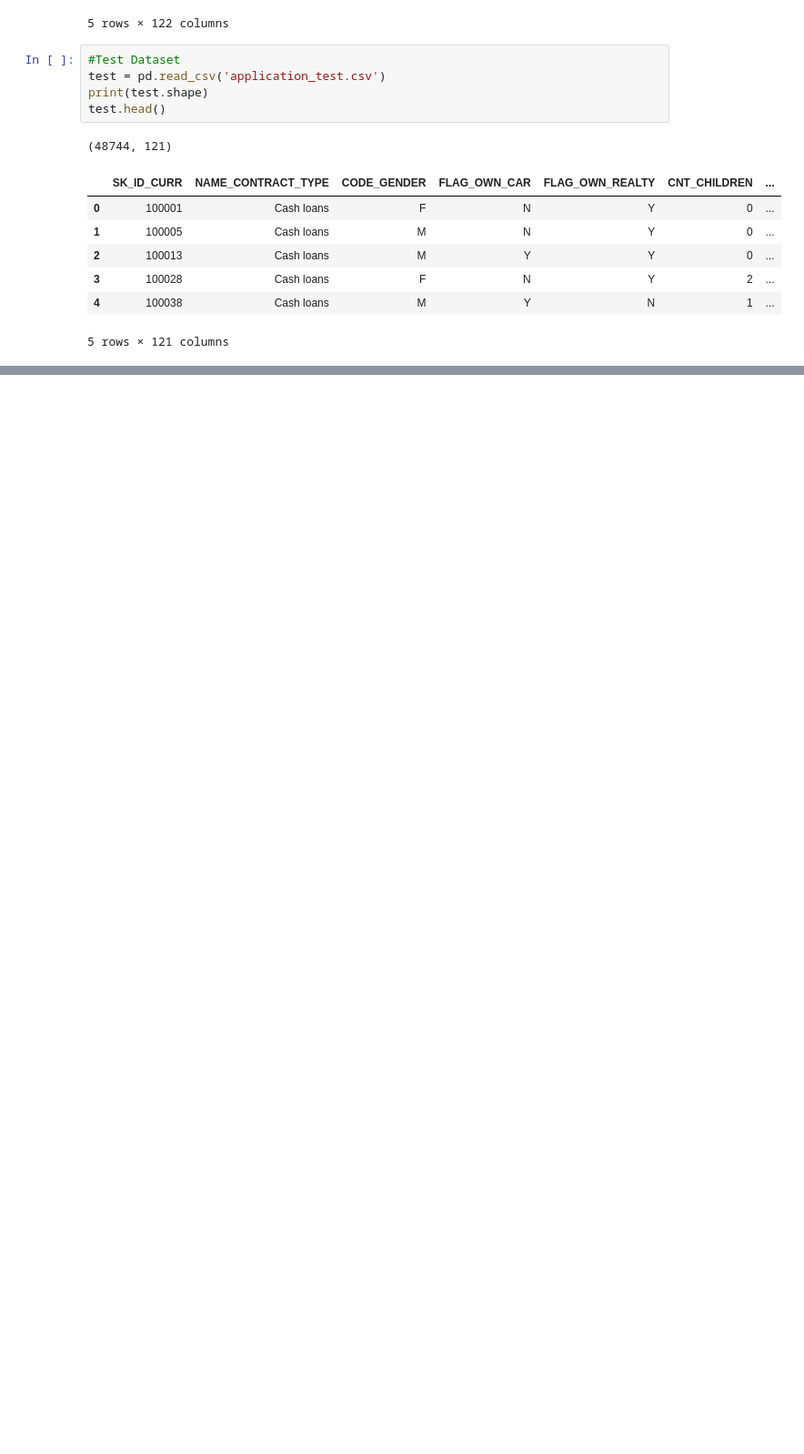
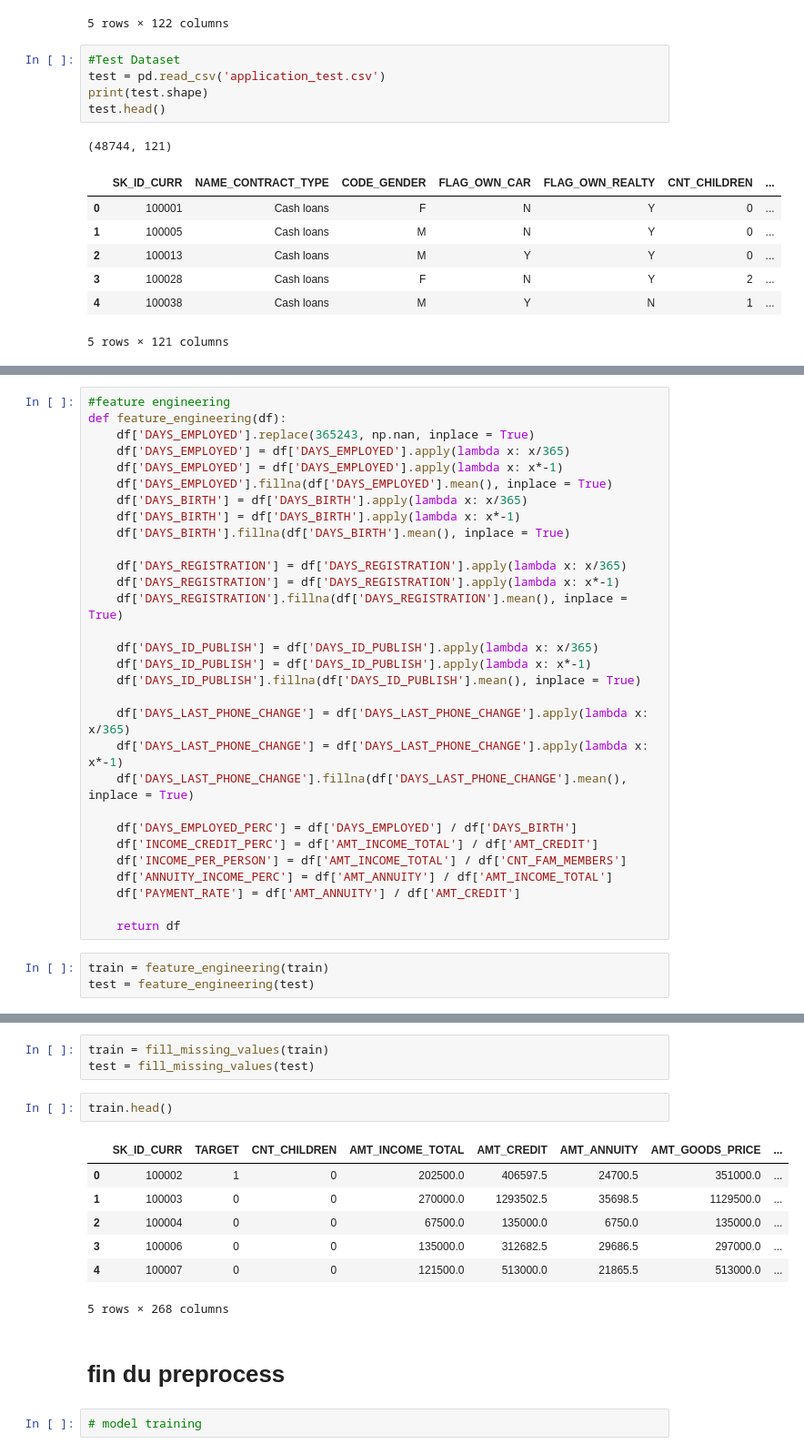
Before and after one commit to Chamsss92/ML_FLOW, a Jupyter notebook: MLFLOW_PROJECT.ipynb, the cells around one changed output, grey strips where cells are left out. Shown at 91% size. Saved outputs shown, nothing was run; the diff lists cells and outputs as text; blank space fills up the shorter version.

```diff
--- a/MLFLOW_PROJECT.ipynb
+++ b/MLFLOW_PROJECT.ipynb
@@ -192,0 +90,33 @@ GradientBoostingRegressor(learning_rate=1.0, max_depth=2, n_estimators=3)
+# %%
+#feature engineering
+def feature_engineering(df):
+    df['DAYS_EMPLOYED'].replace(365243, np.nan, inplace = True)
+    df['DAYS_EMPLOYED'] = df['DAYS_EMPLOYED'].apply(lambda x: x/365)
+    df['DAYS_EMPLOYED'] = df['DAYS_EMPLOYED'].apply(lambda x: x*-1)
+    df['DAYS_EMPLOYED'].fillna(df['DAYS_EMPLOYED'].mean(), inplace = True)
+    df['DAYS_BIRTH'] = df['DAYS_BIRTH'].apply(lambda x: x/365)
+    df['DAYS_BIRTH'] = df['DAYS_BIRTH'].apply(lambda x: x*-1)
+    df['DAYS_BIRTH'].fillna(df['DAYS_BIRTH'].mean(), inplace = True)
+
+    df['DAYS_REGISTRATION'] = df['DAYS_REGISTRATION'].apply(lambda x: x/365)
+    df['DAYS_REGISTRATION'] = df['DAYS_REGISTRATION'].apply(lambda x: x*-1)
+    df['DAYS_REGISTRATION'].fillna(df['DAYS_REGISTRATION'].mean(), inplace = True)
+
+    df['DAYS_ID_PUBLISH'] = df['DAYS_ID_PUBLISH'].apply(lambda x: x/365)
+    df['DAYS_ID_PUBLISH'] = df['DAYS_ID_PUBLISH'].apply(lambda x: x*-1)
+    df['DAYS_ID_PUBLISH'].fillna(df['DAYS_ID_PUBLISH'].mean(), inplace = True)
+
+    df['DAYS_LAST_PHONE_CHANGE'] = df['DAYS_LAST_PHONE_CHANGE'].apply(lambda x: x/365)
+    df['DAYS_LAST_PHONE_CHANGE'] = df['DAYS_LAST_PHONE_CHANGE'].apply(lambda x: x*-1)
+    df['DAYS_LAST_PHONE_CHANGE'].fillna(df['DAYS_LAST_PHONE_CHANGE'].mean(), inplace = True)
+
+    df['DAYS_EMPLOYED_PERC'] = df['DAYS_EMPLOYED'] / df['DAYS_BIRTH']
+    df['INCOME_CREDIT_PERC'] = df['AMT_INCOME_TOTAL'] / df['AMT_CREDIT']
+    df['INCOME_PER_PERSON'] = df['AMT_INCOME_TOTAL'] / df['CNT_FAM_MEMBERS']
+    df['ANNUITY_INCOME_PERC'] = df['AMT_ANNUITY'] / df['AMT_INCOME_TOTAL']
+    df['PAYMENT_RATE'] = df['AMT_ANNUITY'] / df['AMT_CREDIT']
+
+    return df
+# %%
+train = feature_engineering(train)
+test = feature_engineering(test)
@@ -192,0 +140,17 @@ GradientBoostingRegressor(learning_rate=1.0, max_depth=2, n_estimators=3)
+# %%
+train = fill_missing_values(train)
+test = fill_missing_values(test)
+# %%
+train.head()
+# %% [output]
+|  | SK_ID_CURR | TARGET | CNT_CHILDREN | AMT_INCOME_TOTAL | AMT_CREDIT | AMT_ANNUITY | AMT_GOODS_PRICE | ... |
+| 0 | 100002 | 1 | 0 | 202500.0 | 406597.5 | 24700.5 | 351000.0 | ... |
+| 1 | 100003 | 0 | 0 | 270000.0 | 1293502.5 | 35698.5 | 1129500.0 | ... |
+| 2 | 100004 | 0 | 0 | 67500.0 | 135000.0 | 6750.0 | 135000.0 | ... |
+| 3 | 100006 | 0 | 0 | 135000.0 | 312682.5 | 29686.5 | 297000.0 | ... |
+| 4 | 100007 | 0 | 0 | 121500.0 | 513000.0 | 21865.5 | 513000.0 | ... |
+5 rows × 268 columns
+# %% [markdown]
+# fin du preprocess
+# %%
+# model training
```
Also changed, not shown: parts of 29 cells of this notebook, 1 other file.
